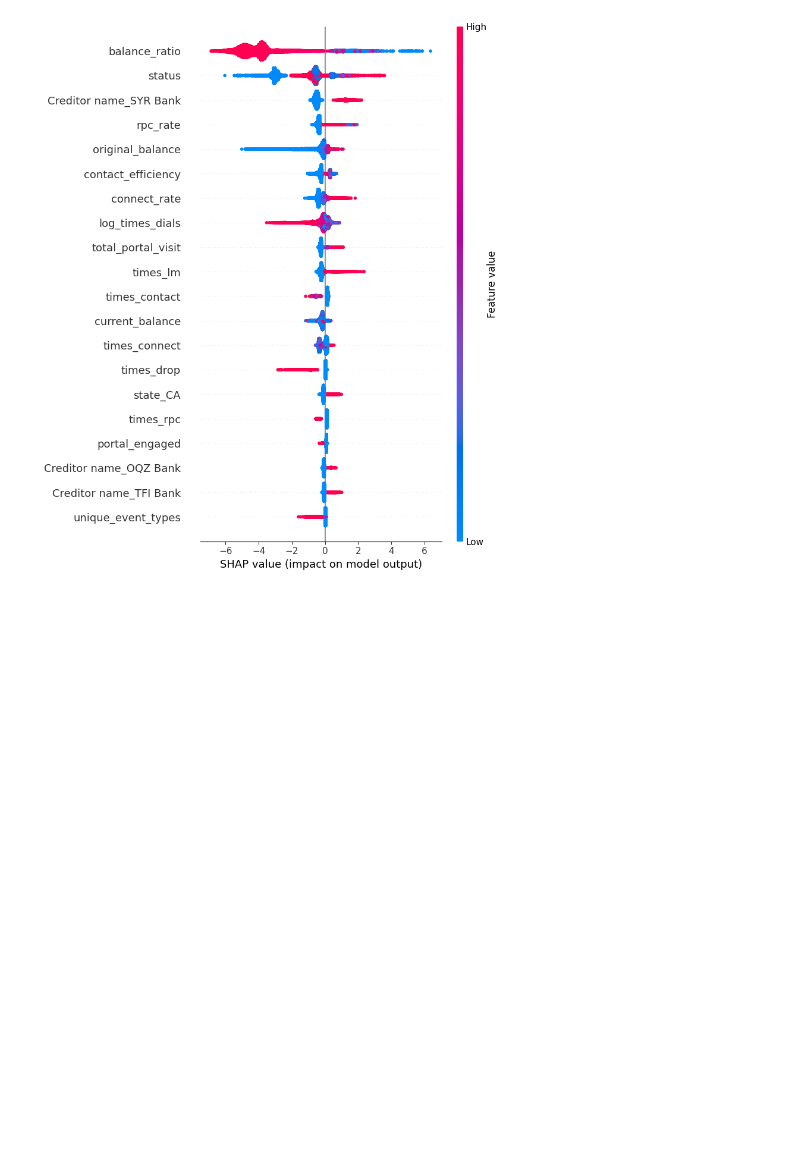
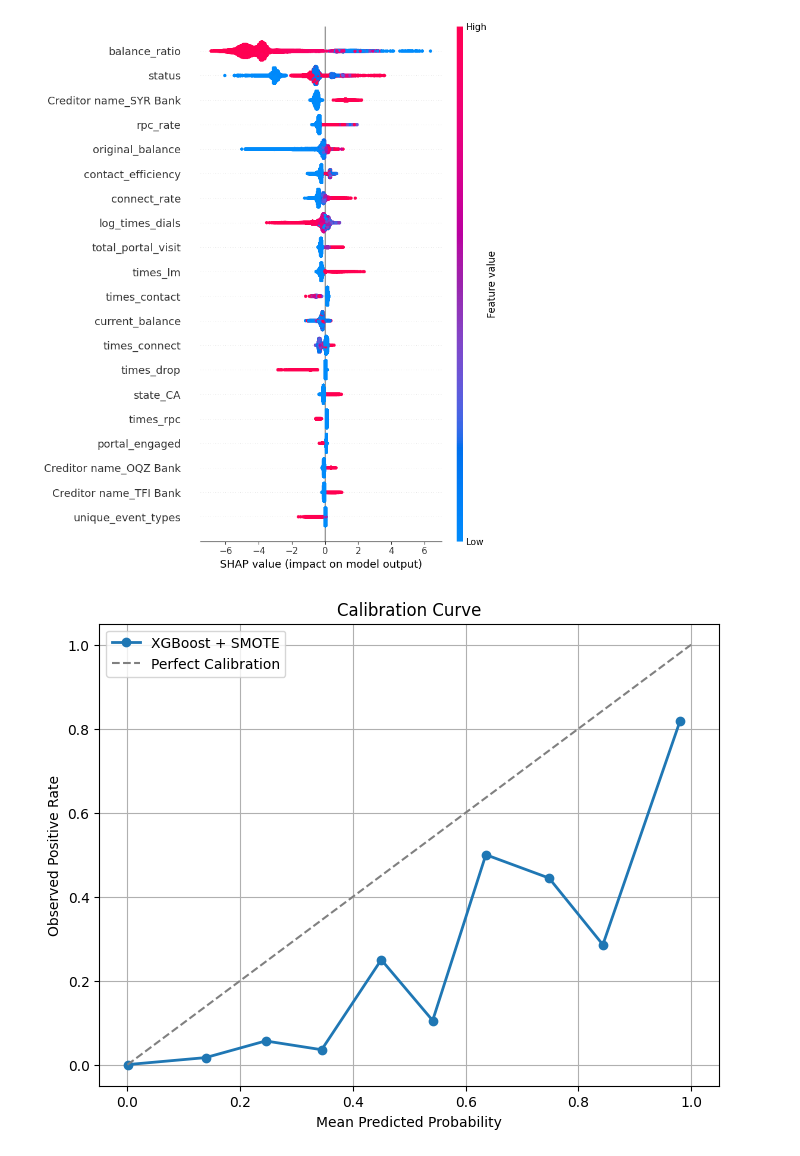
Before and after one commit to sidd-1311/Propensity-to-pay, a Jupyter notebook: Notebooks/05_modeling.ipynb, the cells around one changed output. Drawn from its saved outputs; the diff is of its cells as text; code cells hidden in the pictures; blank space fills up the shorter version.

Commit message:
Added Visual Analysis

```diff
--- a/Notebooks/05_modeling.ipynb
+++ b/Notebooks/05_modeling.ipynb
@@ -737,3 +737,46 @@ shap.summary_plot(
 )
 # %% [output]
 [figure]
+# %%
+from sklearn.calibration import calibration_curve
+import matplotlib.pyplot as plt
+
+# Compute calibration curve
+prob_true, prob_pred = calibration_curve(
+    y_test,
+    y_prob_xgb_smote,
+    n_bins=10
+)
+
+# Plot
+plt.figure(figsize=(8, 6))
+
+plt.plot(
+    prob_pred,
+    prob_true,
+    marker='o',
+    linewidth=2,
+    label='XGBoost + SMOTE'
+)
+
+# Perfect calibration line
+plt.plot(
+    [0, 1],
+    [0, 1],
+    linestyle='--',
+    color='gray',
+    label='Perfect Calibration'
+)
+
+plt.xlabel("Mean Predicted Probability")
+plt.ylabel("Observed Positive Rate")
+
+plt.title("Calibration Curve")
+
+plt.legend()
+
+plt.grid(True)
+
+plt.show()
+# %% [output]
+[figure, added]
```
Also changed, not shown: parts of 1 cell of this notebook.
